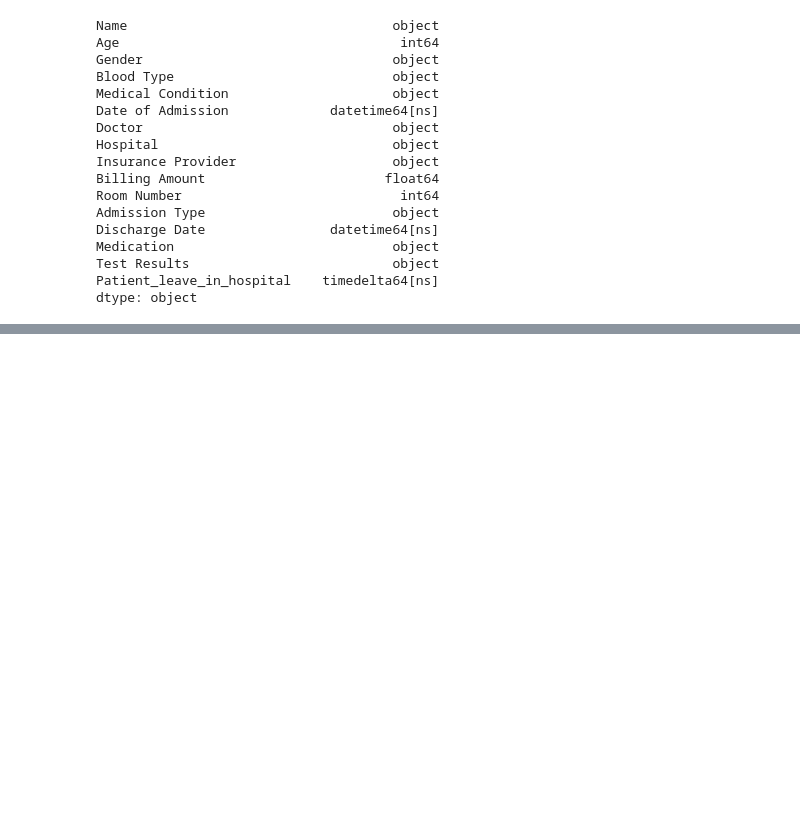
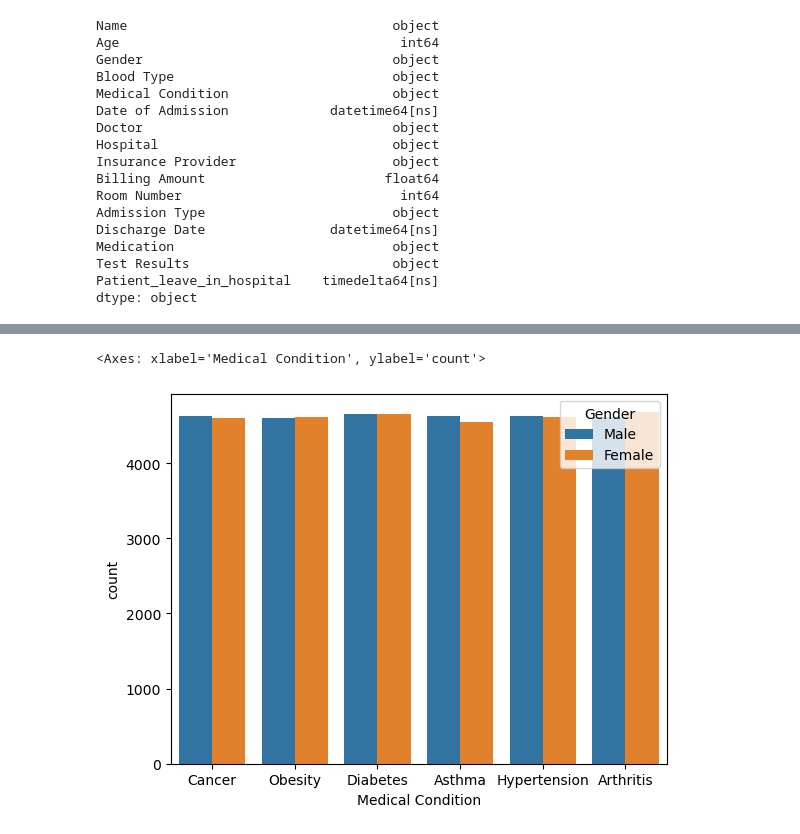
Before and after one commit to ThonteShila/DA-Project-Health_Care-Real-World-Data-, a Jupyter notebook: healtcare.ipynb, the cells around one changed output, grey strips where cells are left out. Cells and saved outputs as stored; diff of their text form; code cells hidden in the pictures; blank space fills up the shorter version.

```diff
--- a/healtcare.ipynb
+++ b/healtcare.ipynb
@@ -312,0 +396,5 @@ dtype: object
+# %%
+sns.countplot(x=df["Medical Condition"],hue=df["Gender"])
+# %% [output]
+<Axes: xlabel='Medical Condition', ylabel='count'>
+[figure, added]
```
Also changed, not shown: parts of 19 cells of this notebook.
